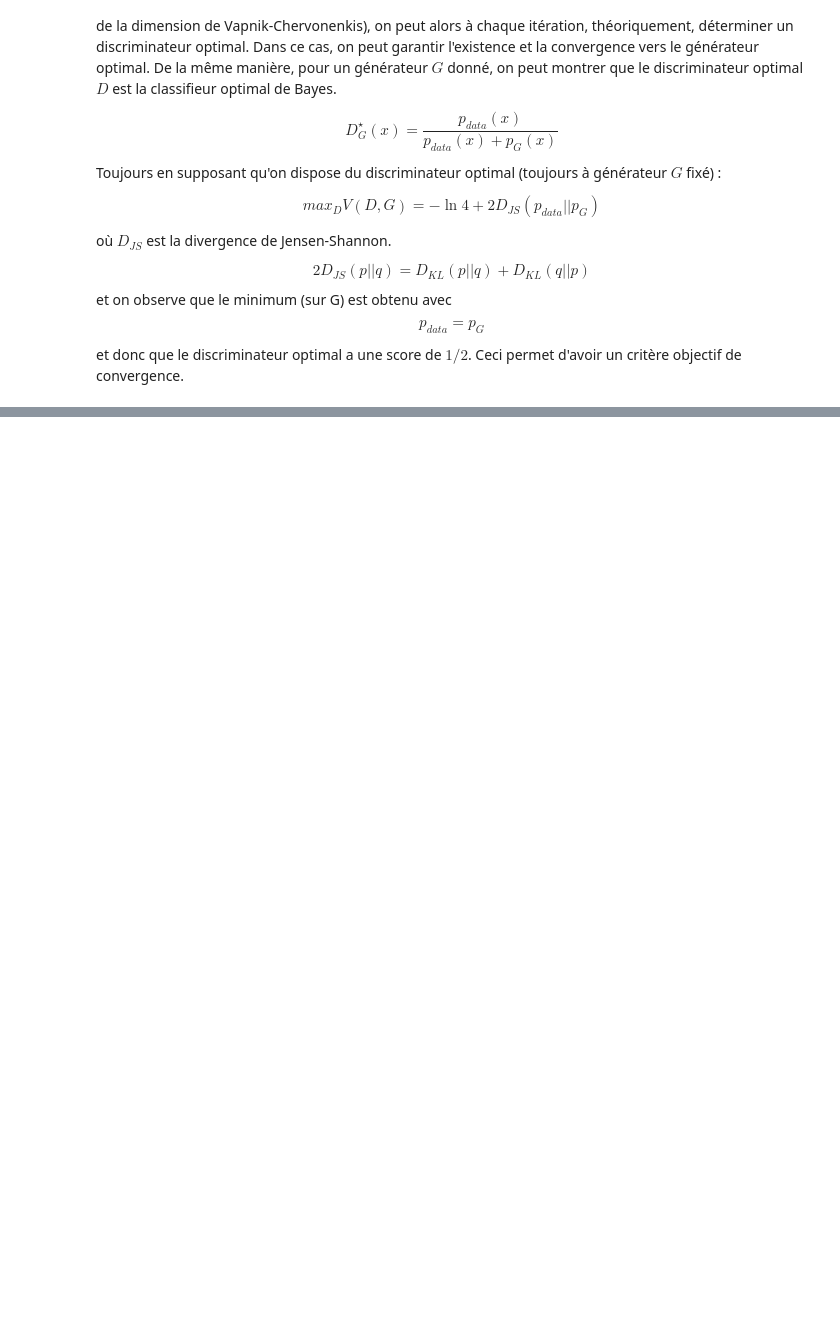
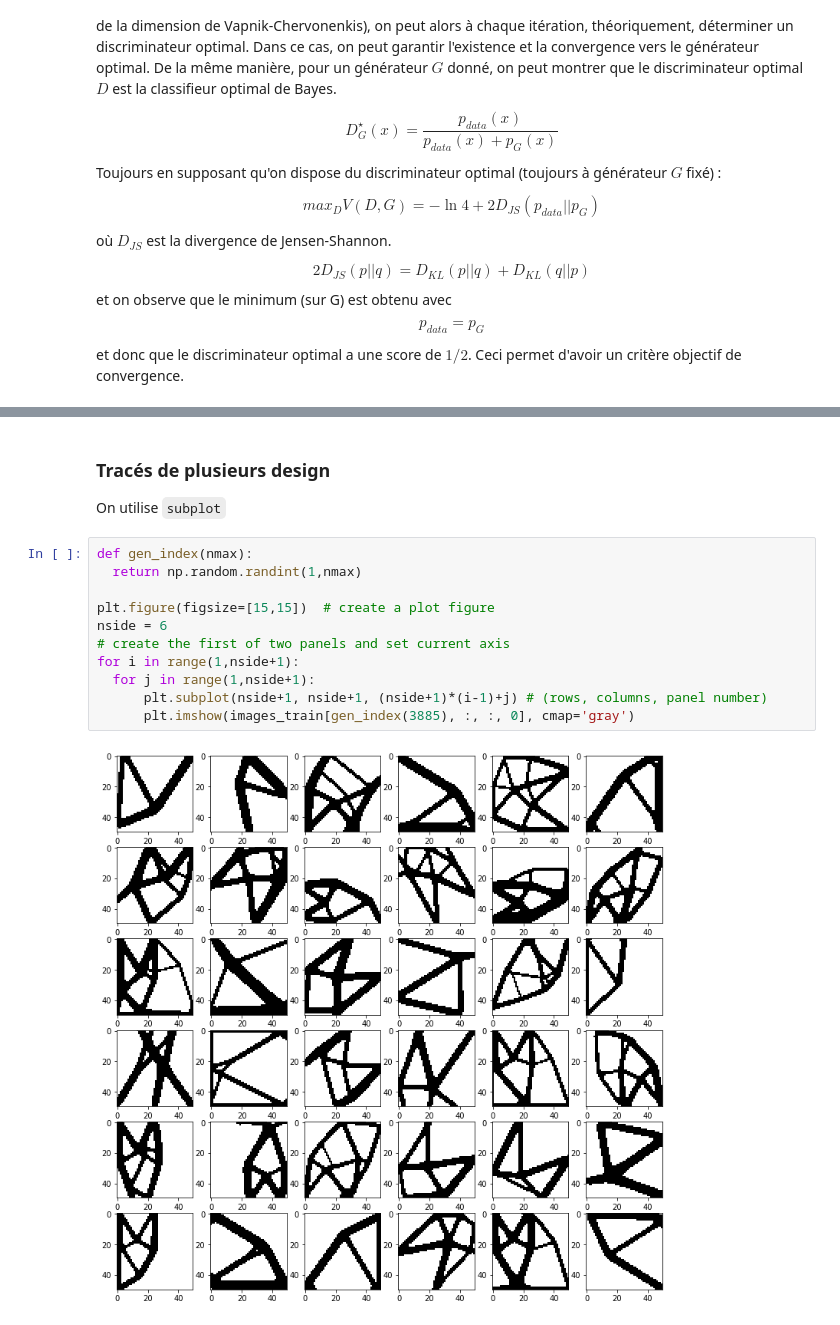
Before and after one commit to dbetteb/Design_Generation_GAN_Tensorflow, a Jupyter notebook: TP_GANs.ipynb, the cells around one changed output, grey strips where cells are left out. Cells and saved outputs as stored; diff of their text form; blank space fills up the shorter version.

```diff
--- a/TP_GANs.ipynb
+++ b/TP_GANs.ipynb
@@ -162,0 +279,17 @@ L'espace latent ($z$) est typiquement échantillonné via un modèle gaussien en
+# %% [markdown]
+### Tracés de plusieurs design
+
+On utilise `subplot`
+# %%
+def gen_index(nmax):
+  return np.random.randint(1,nmax)
+
+plt.figure(figsize=[15,15])  # create a plot figure
+nside = 6
+# create the first of two panels and set current axis
+for i in range(1,nside+1):
+  for j in range(1,nside+1):
+      plt.subplot(nside+1, nside+1, (nside+1)*(i-1)+j) # (rows, columns, panel number)
+      plt.imshow(images_train[gen_index(3885), :, :, 0], cmap='gray')
+# %% [output]
+[figure, added]
```
Also changed, not shown: parts of 26 cells of this notebook.
